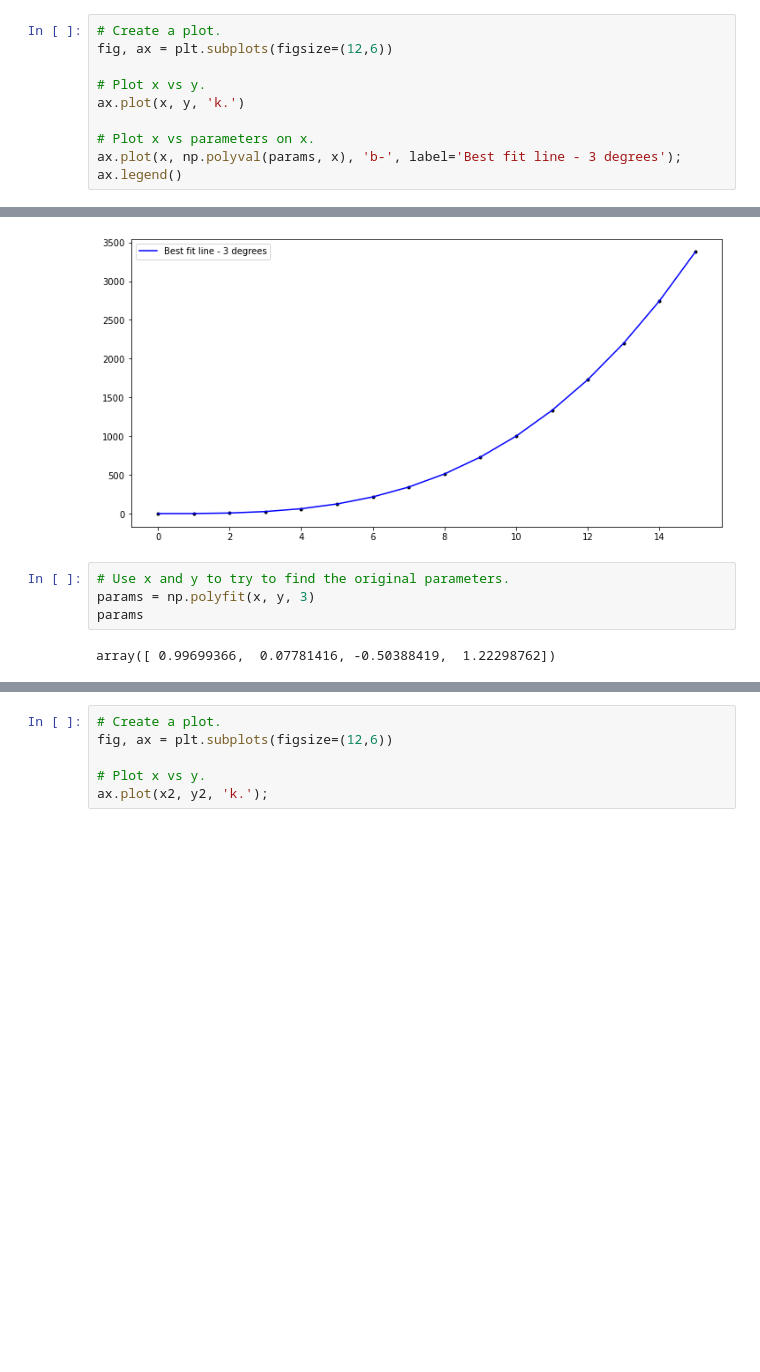
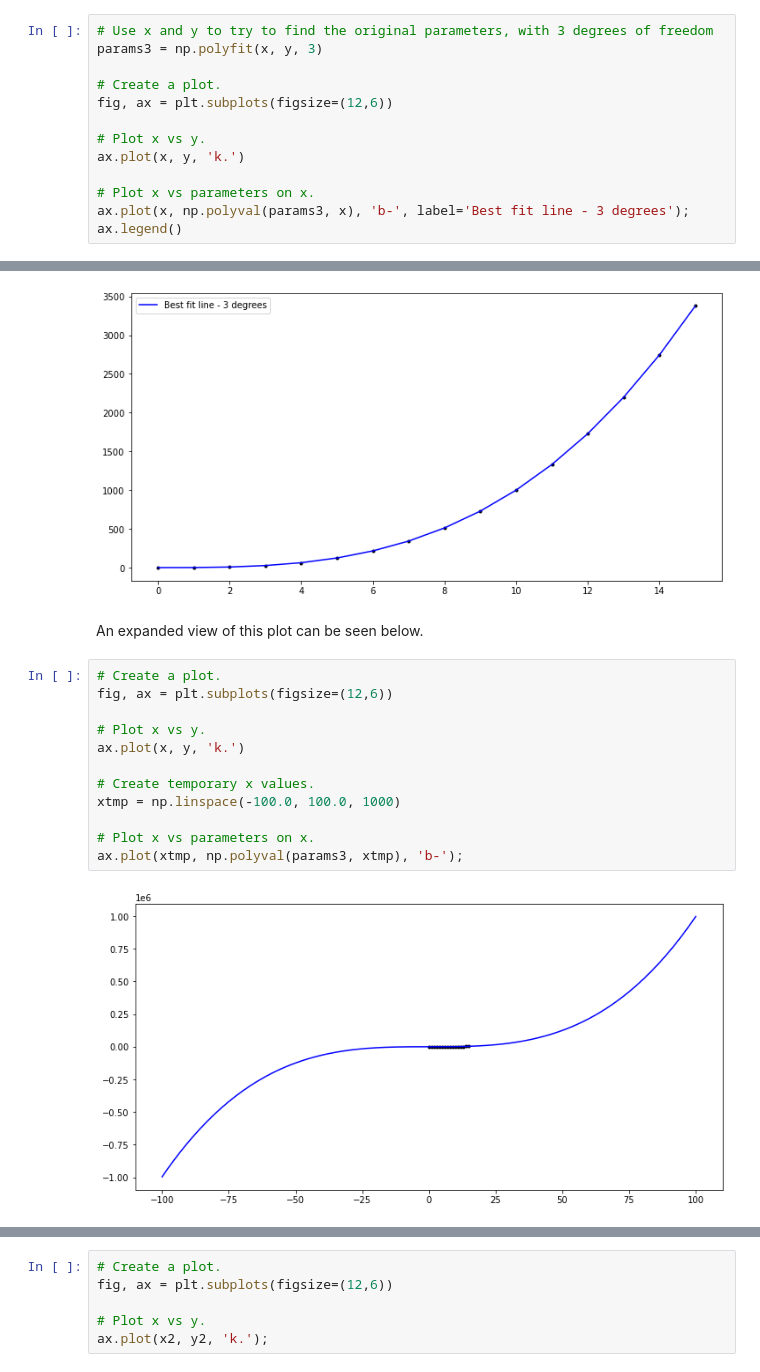
Before and after one commit to fionnmccarthy/ml-and-stats-assessment, a Jupyter notebook: Practical/03-parameters-exercises.ipynb, the cells around one changed output, grey strips where cells are left out. Cells and saved outputs as stored; diff of their text form; blank space fills up the shorter version.

```diff
--- a/Practical/03-parameters-exercises.ipynb
+++ b/Practical/03-parameters-exercises.ipynb
@@ -83,4 +103,7 @@ array([ 0.99699366,  0.07781416, -0.50388419,  1.22298762])
 # %%
+# Use x and y to try to find the original parameters, with 3 degrees of freedom
+params3 = np.polyfit(x, y, 3)
+
 # Create a plot.
 fig, ax = plt.subplots(figsize=(12,6))
 
@@ -88,14 +111,24 @@ fig, ax = plt.subplots(figsize=(12,6))
 ax.plot(x, y, 'k.')
 
 # Plot x vs parameters on x.
-ax.plot(x, np.polyval(params, x), 'b-', label='Best fit line - 3 degrees');
+ax.plot(x, np.polyval(params3, x), 'b-', label='Best fit line - 3 degrees');
 ax.legend()
 # %% [output]
 <matplotlib.legend.Legend at 0x...>
 [figure]
-# %%
-# Use x and y to try to find the original parameters.
-params = np.polyfit(x, y, 3)
-params
-# %% [output]
-array([ 0.99699366,  0.07781416, -0.50388419,  1.22298762])
+# %% [markdown]
+An expanded view of this plot can be seen below.
+# %%
+# Create a plot.
+fig, ax = plt.subplots(figsize=(12,6))
+
+# Plot x vs y.
+ax.plot(x, y, 'k.')
+
+# Create temporary x values.
+xtmp = np.linspace(-100.0, 100.0, 1000)
+
+# Plot x vs parameters on x.
+ax.plot(xtmp, np.polyval(params3, xtmp), 'b-');
+# %% [output]
+[figure, added]
```
Also changed, not shown: parts of 36 cells of this notebook.
